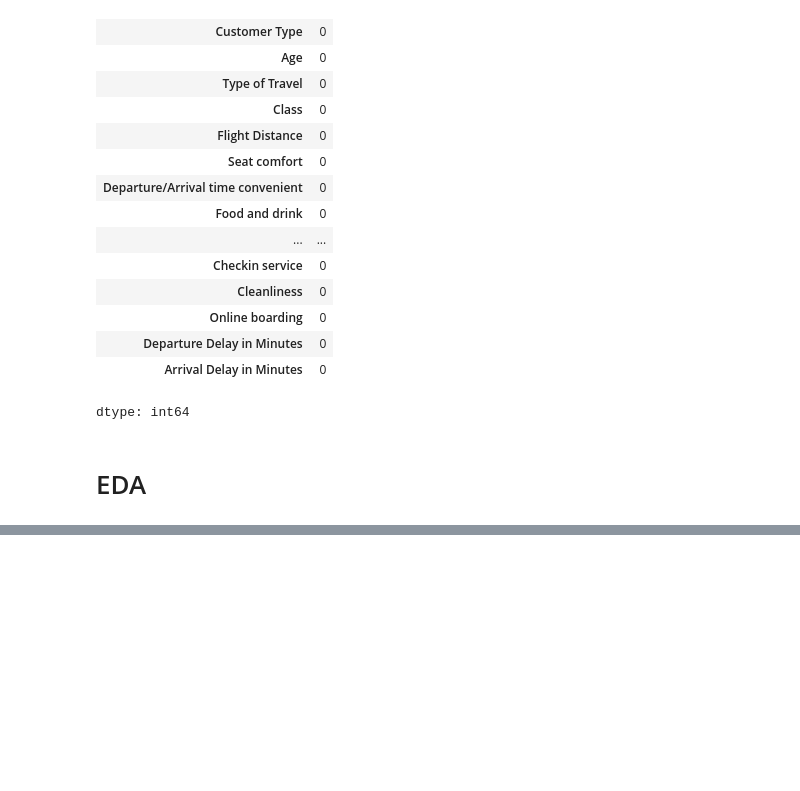
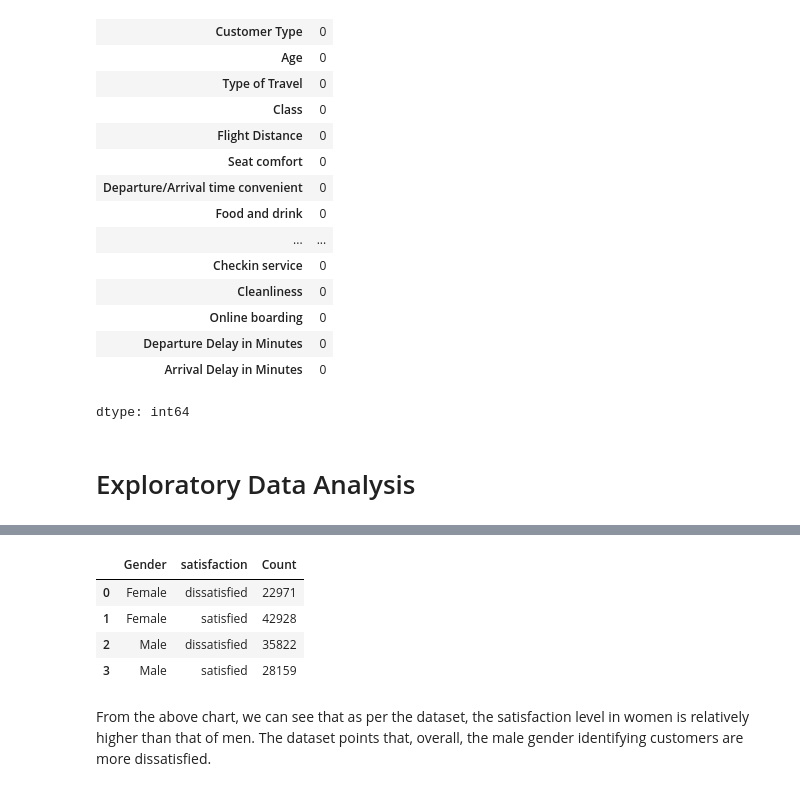
Before and after one commit to AnandSaumya/Airlines-Customer-Satisfaction, a Jupyter notebook: Airlines_Customer_Satisfaction.ipynb, the cells around one changed output, grey strips where cells are left out. Saved outputs shown, nothing was run; the diff lists cells and outputs as text; code cells hidden in the pictures; blank space fills up the shorter version.

```diff
--- a/Airlines_Customer_Satisfaction.ipynb
+++ b/Airlines_Customer_Satisfaction.ipynb
@@ -124,5 +126,27 @@ df.isnull().sum()
 | Departure Delay in Minutes | 0 |
 | Arrival Delay in Minutes | 0 |
 dtype: int64
-# %% [markdown]
-# EDA
+# %% [markdown]
+# Exploratory Data Analysis
+# %%
+# Aggregate the data to get satisfaction counts by Gender
+satisfaction_counts = df.groupby(['Gender', 'satisfaction']).size().reset_index(name='Count')
+
+# Create an interactive bar chart
+fig = px.bar(
+    satisfaction_counts,
+    x='Gender',
+    y='Count',
+    color='satisfaction',
+    barmode='group',
+    title='Satisfaction Level vs Gender',
+    labels={'Count': 'Number of Customers', 'Gender': 'Gender', 'satisfaction': 'Satisfaction Level'},
+    hover_data={'Count': True}  # This enables the hover information
+)
+
+# Show the interactive plot
+fig.show()
+
+# Show the satisfaction counts in tabular form
+satisfaction_counts
+# %% [output]
@@ -128,0 +154,7 @@ dtype: int64
+|  | Gender | satisfaction | Count |
+| 0 | Female | dissatisfied | 22971 |
+| 1 | Female | satisfied | 42928 |
+| 2 | Male | dissatisfied | 35822 |
+| 3 | Male | satisfied | 28159 |
+# %% [markdown]
+From the above chart, we can see that as per the dataset, the satisfaction level in women is relatively higher than that of men. The dataset points that, overall, the male gender identifying customers are more dissatisfied.
```
Also changed, not shown: parts of 3 cells of this notebook.
